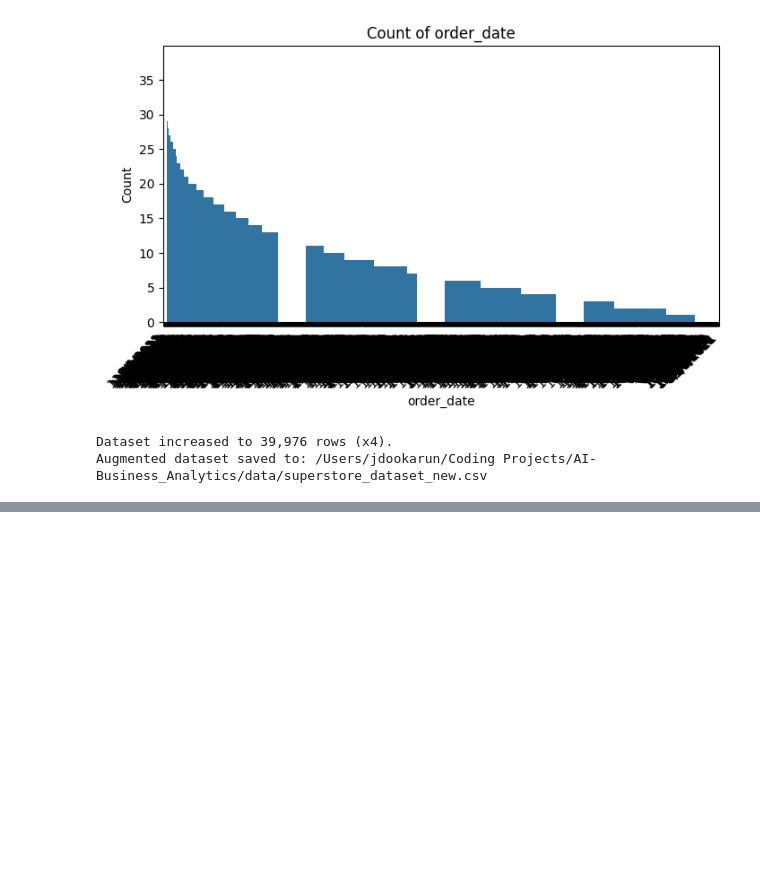
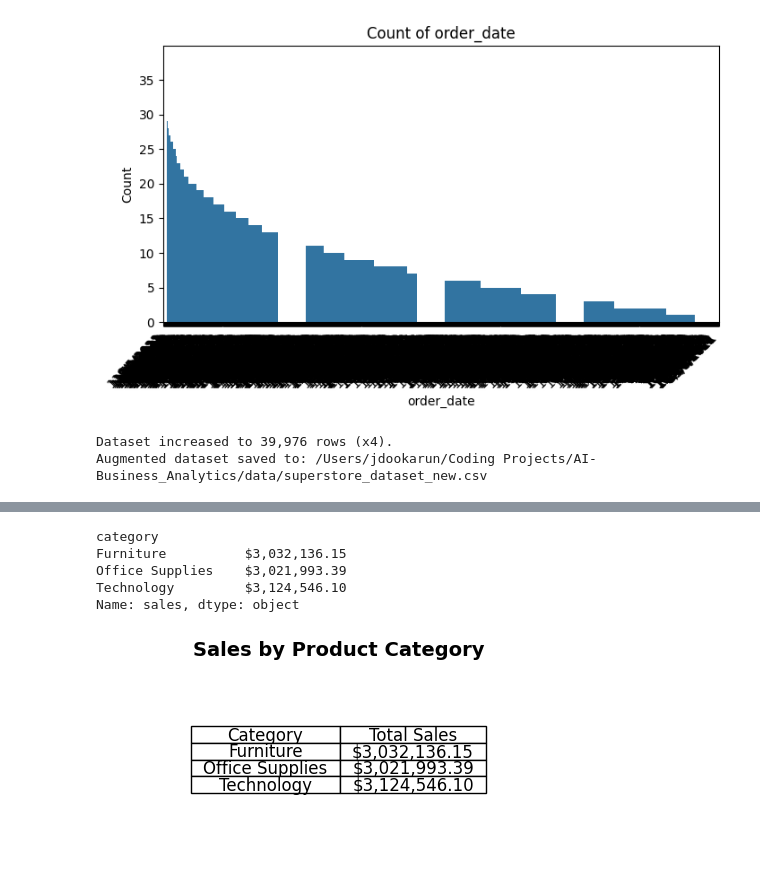
Before and after one commit to jxson7/SaaS-Product-Analytics, a Jupyter notebook: main.ipynb, the cells around one changed output, grey strips where cells are left out. Drawn from its saved outputs; the diff is of its cells as text; code cells hidden in the pictures; blank space fills up the shorter version.

Commit message:
additional visual

```diff
--- a/main.ipynb
+++ b/main.ipynb
@@ -241,0 +317,7 @@ Augmented dataset saved to: /Users/jdookarun/Coding Projects/AI-Business_Analyti
+# %%
+# Rename 'manufactory' column to 'manufacturer' in the DataFrame
+if 'manufactory' in df_aug.columns:
+    df_aug = df_aug.rename(columns={'manufactory': 'manufacturer'})
+
+
+df_aug.info()
@@ -241,0 +373,37 @@ Augmented dataset saved to: /Users/jdookarun/Coding Projects/AI-Business_Analyti
+# %%
+## Sales by Product Category
+sales_by_category = df_aug.groupby('category')['sales'].sum().apply(lambda x: f"${x:,.2f}")
+print(sales_by_category)
+# %% [output]
+category
+Furniture          $3,032,136.15
+Office Supplies    $3,021,993.39
+Technology         $3,124,546.10
+Name: sales, dtype: object
+# %%
+## Sales by Product Category
+import matplotlib.pyplot as plt
+import pandas as pd
+
+# Compute sales by category
+sales_by_category = df_aug.groupby('category')['sales'].sum().reset_index()
+
+# Format the sales values as strings with dollar signs for display if desired
+sales_by_category['sales_str'] = sales_by_category['sales'].apply(lambda x: f"${x:,.2f}")
+
+# Display as a table using matplotlib
+fig, ax = plt.subplots(figsize=(6, 1 + 0.5*len(sales_by_category)))
+ax.axis('off')
+table = ax.table(
+    cellText=sales_by_category[['category', 'sales_str']].values,
+    colLabels=['Category', 'Total Sales'],
+    loc='center',
+    cellLoc='center'
+)
+table.auto_set_font_size(False)
+table.set_fontsize(12)
+table.auto_set_column_width([0, 1])
+plt.title('Sales by Product Category', fontsize=14, weight='bold')
+plt.show()
+# %% [output]
+[figure, added]
```
Also changed, not shown: parts of 13 cells of this notebook, 1 other file.
